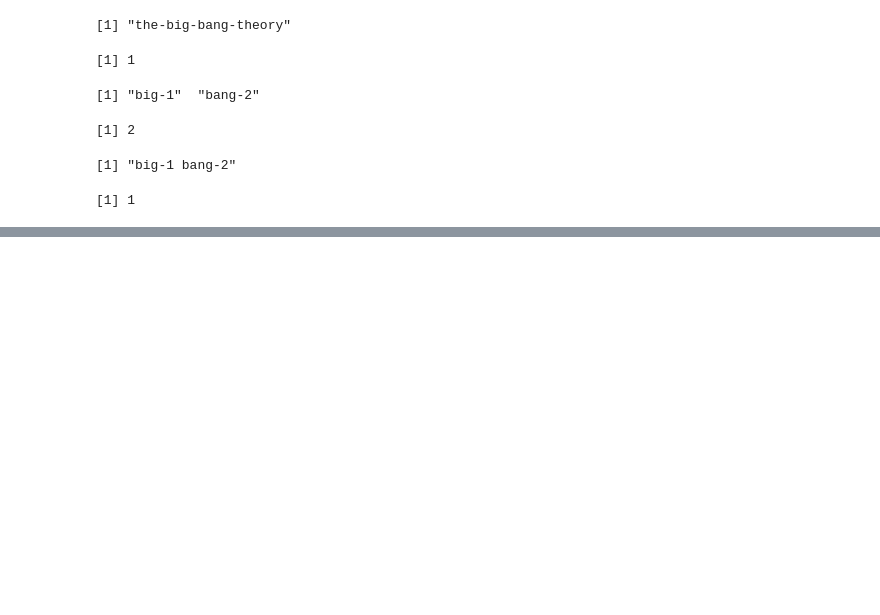
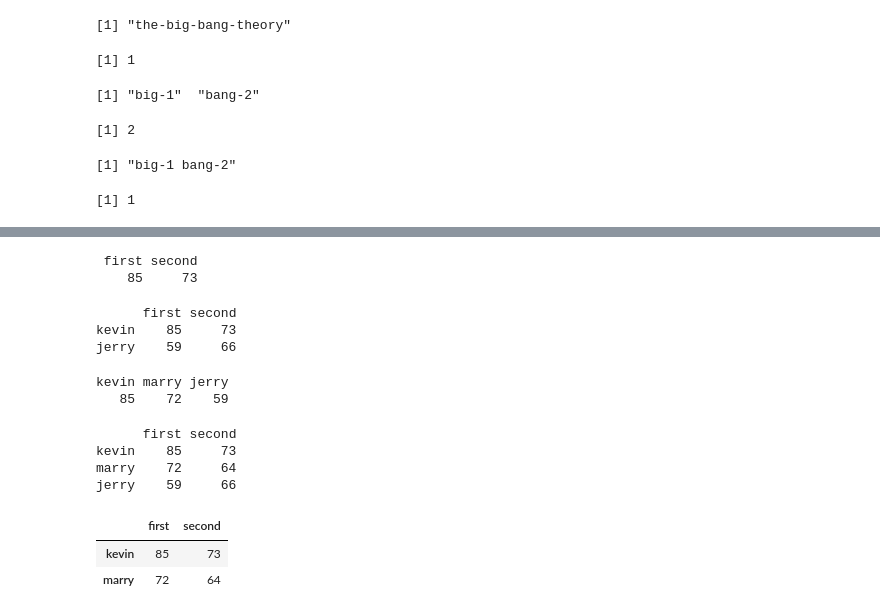
Before and after one commit to YuHsuanLin/riii, a Jupyter notebook: cb102/cb102_20180809.ipynb, the cells around one changed output, grey strips where cells are left out. Saved outputs shown, nothing was run; the diff lists cells and outputs as text; code cells hidden in the pictures; blank space fills up the shorter version.

```diff
--- a/cb102/cb102_20180809.ipynb
+++ b/cb102/cb102_20180809.ipynb
@@ -572,0 +689,29 @@ length( paste(c("big","bang"),c(1,2),sep='-',collapse = ' ') )
+# %%
+print( mat['kevin',] )
+# %% [output]
+ first second
+    85     73
+# %%
+print( mat[c('kevin','jerry'),] )
+# %% [output]
+      first second
+kevin    85     73
+jerry    59     66
+# %%
+print( mat[,'first'] )
+# %% [output]
+kevin marry jerry
+   85    72    59
+# %%
+print( mat[,c('first','second')] )
+# %% [output]
+      first second
+kevin    85     73
+marry    72     64
+jerry    59     66
+# %%
+mat[mat[,'first'] >= 60,]
+# %% [output]
+|  | first | second |
+| kevin | 85 | 73 |
+| marry | 72 | 64 |
```
Also changed, not shown: parts of 44 cells of this notebook.
